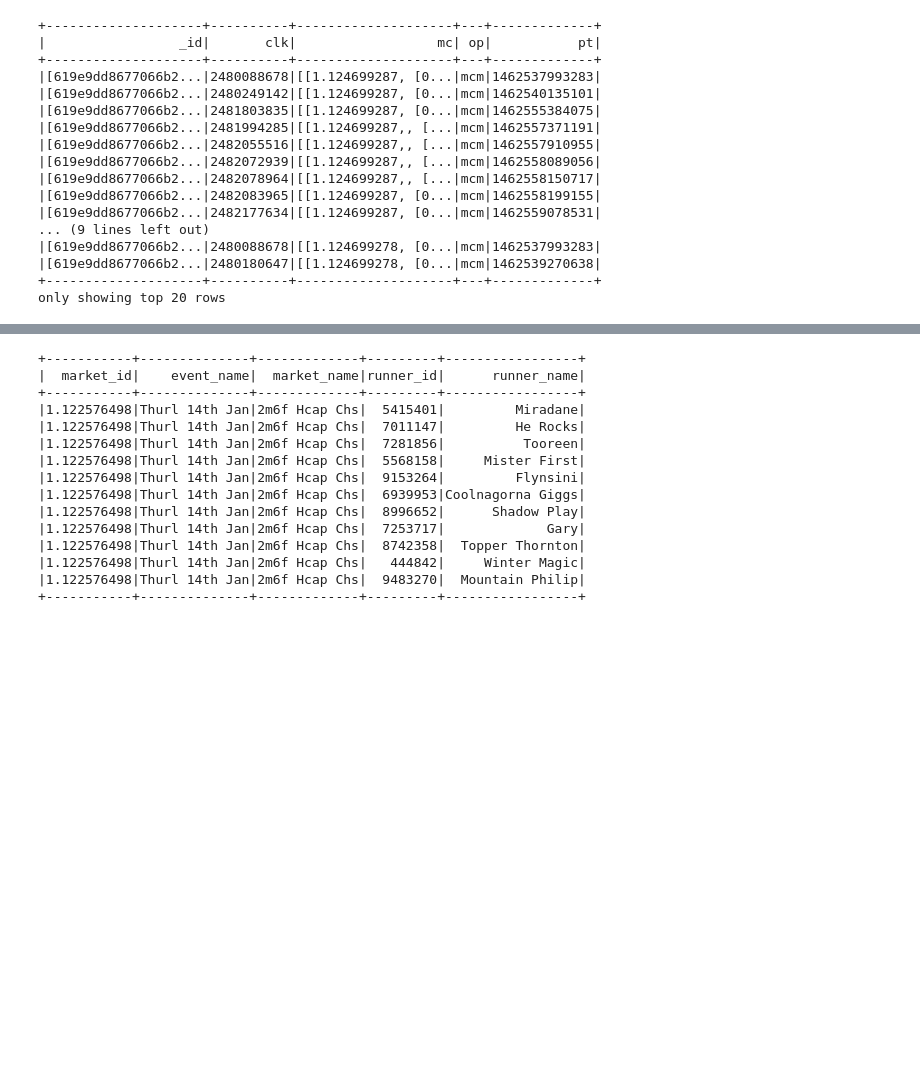
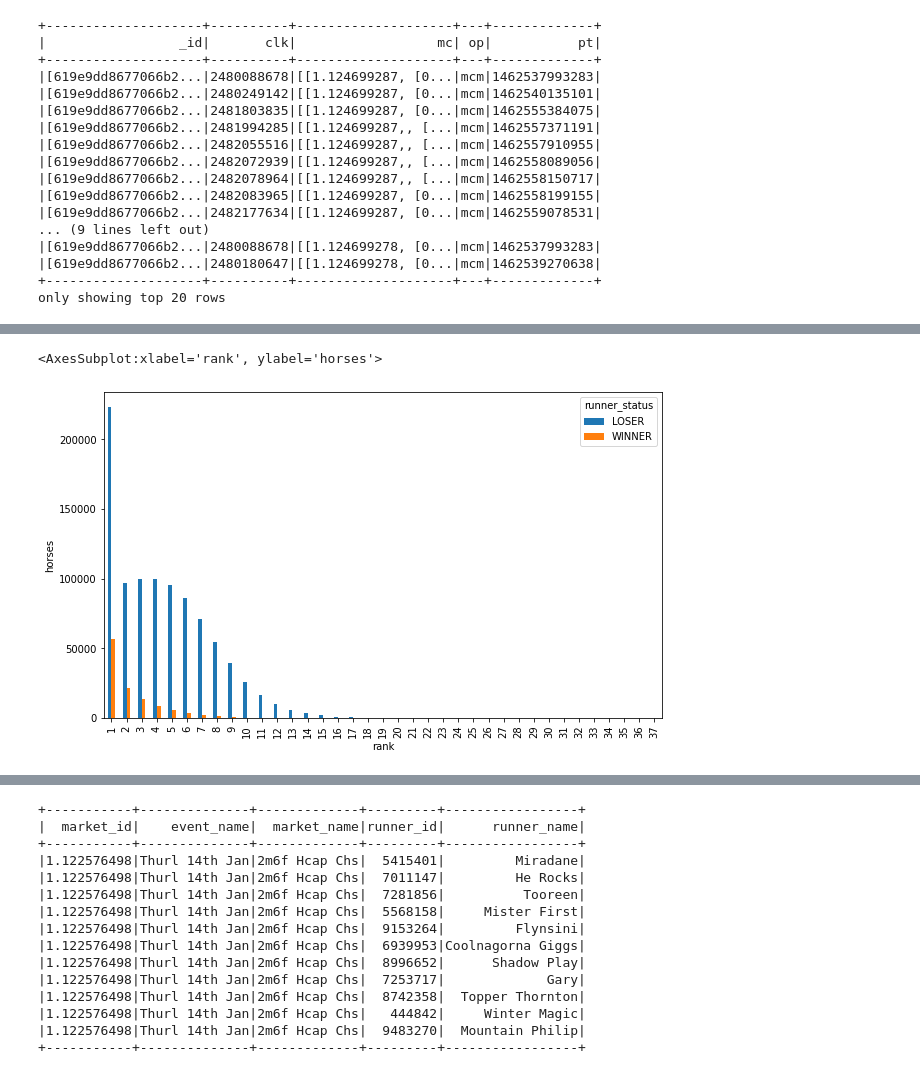
Before and after one commit to trentsteel777/mongo-spark-jupyter, a Jupyter notebook: notebooks/Ais_Q1_SpeedyHorseNames_Overstated.ipynb, the cells around one changed output, grey strips where cells are left out. Cells and saved outputs as stored; diff of their text form; code cells hidden in the pictures; blank space fills up the shorter version.

```diff
--- a/notebooks/Ais_Q1_SpeedyHorseNames_Overstated.ipynb
+++ b/notebooks/Ais_Q1_SpeedyHorseNames_Overstated.ipynb
@@ -200,0 +283,5 @@ runners_wbsp = runners_wbsp.filter(runners_wbsp.runner_status!='REMOVED')
+# %%
+pdf_1.pivot('rank', 'runner_status', 'count').plot(kind = 'bar', stacked=False, ylabel = 'horses')
+# %% [output]
+<AxesSubplot:xlabel='rank', ylabel='horses'>
+[figure, added]
```
Also changed, not shown: parts of 47 cells of this notebook, 10 other files.
